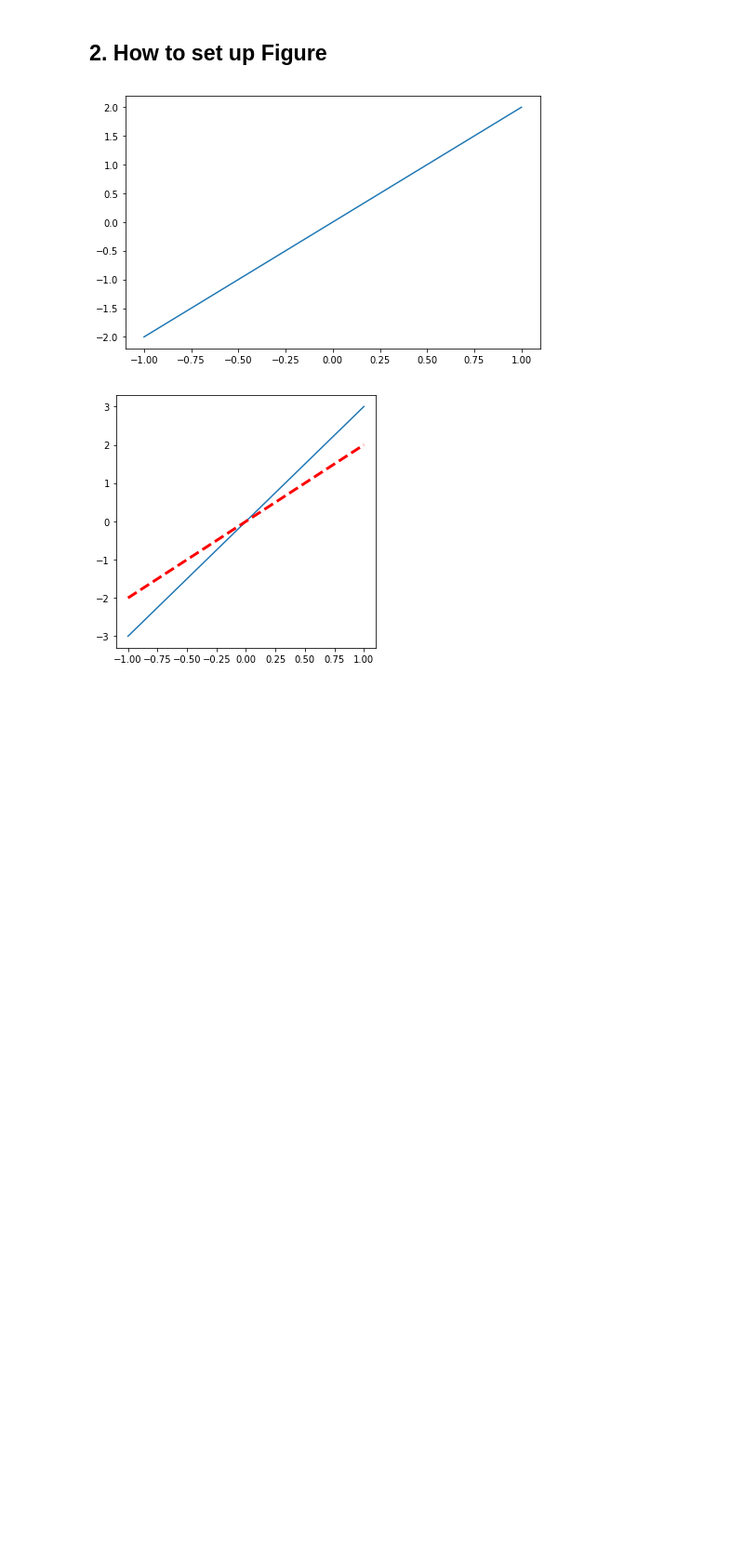
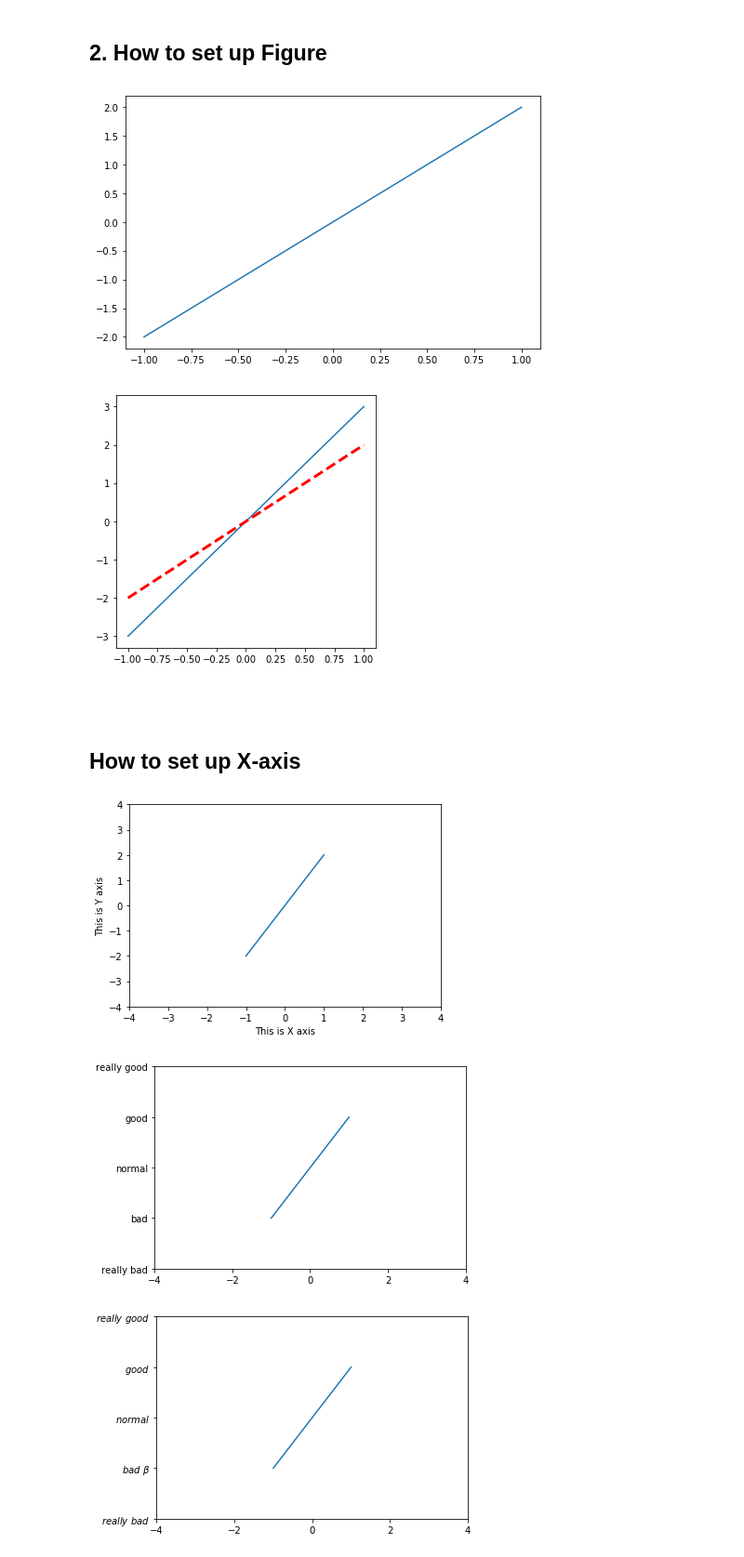
Before and after one commit to Lahn20/Trials, a Jupyter notebook: Commit and Push Trials.ipynb, the cells around one changed output. Shown at 93% size. Drawn from its saved outputs; the diff is of its cells as text; code cells hidden in the pictures; blank space fills up the shorter version.

```diff
--- a/Commit and Push Trials.ipynb
+++ b/Commit and Push Trials.ipynb
@@ -36,3 +38,43 @@ plt.show()
 # %% [output]
 [figure]
 [figure]
+# %% [markdown]
+##
+# %% [markdown]
+## How to set up X-axis
+# %%
+x = np.linspace( -1, 1, 1000)
+y = 2 * x
+
+plt.figure(num = 1)
+plt.plot(x, y)
+
+plt.xlim((-4, 4)) #设置x轴显示区间
+plt.ylim((-4, 4)) #设置y轴显示区间
+
+plt.xlabel('This is X axis') #设置y轴标签
+plt.ylabel('This is Y axis') #设置x轴标签
+
+
+plt.figure(num = 2)
+plt.plot(x, y)
+
+plt.xticks(np.linspace(-4, 4, 5))                                   #设置横轴记号，-4到4共5个点
+plt.yticks([-4, -2, 0, 2, 4],
+           ['really bad', 'bad','normal', 'good', 'really good'])   #设置竖轴记号，共5个点对应不同文字
+
+plt.figure(num = 3)
+plt.plot(x, y)
+
+plt.xticks(np.linspace(-4, 4, 5))                                                    #设置横轴记号，-4到4共5个点
+plt.yticks([-4, -2, 0, 2, 4],
+           [r'$really \ bad$', r'$bad \ \beta$',r'$normal$', r'$good$', r'$really \ good$'])  #用 LaTex 把横轴文字字体改好看一点
+                                                                                      # 格式为  r'$ 内容 $'
+                                                                                      # 空格和数学符号比如Pi,beta，需在前面加转制符 \
+
+
+plt.show()
+# %% [output]
+[figure, added]
+[figure, added]
+[figure, added]
```
Also changed, not shown: parts of 7 cells of this notebook.
